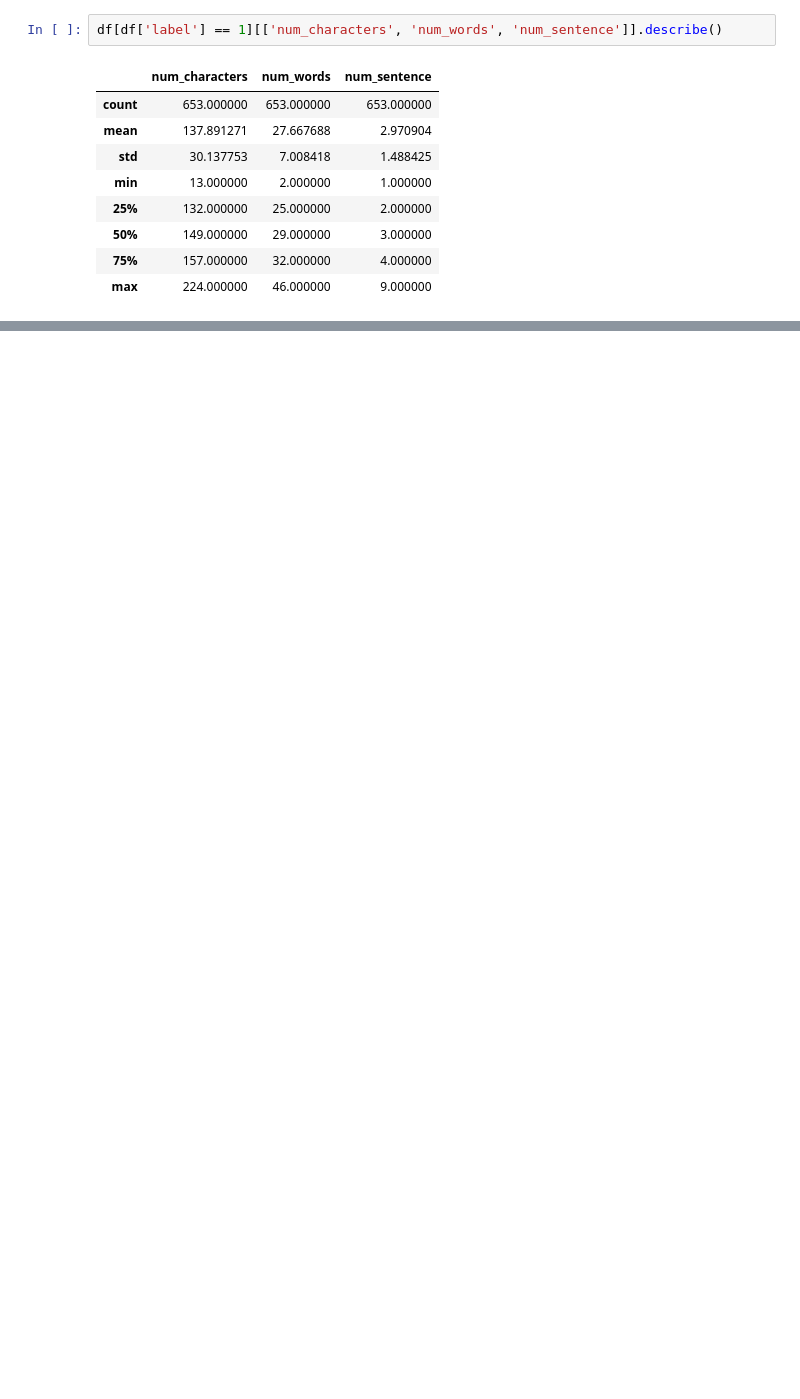
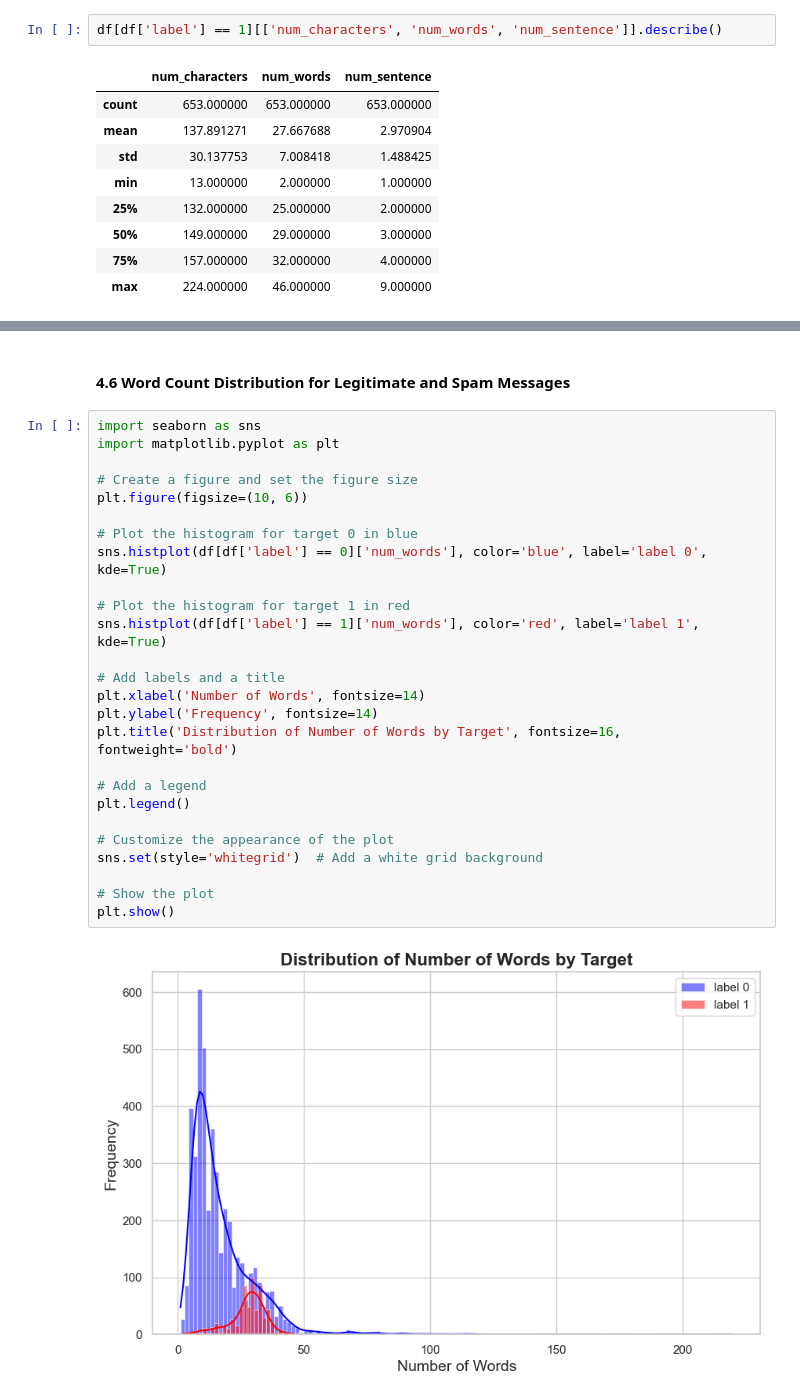
Before and after one commit to Moh-Bxd/Spam-Detection, a Jupyter notebook: EmailSpamDetection.ipynb, the cells around one changed output, grey strips where cells are left out. Cells and saved outputs as stored; diff of their text form; blank space fills up the shorter version.

```diff
--- a/EmailSpamDetection.ipynb
+++ b/EmailSpamDetection.ipynb
@@ -129,0 +160,30 @@ df[df['label'] == 1][['num_characters', 'num_words', 'num_sentence']].describe()
+# %% [markdown]
+#### 4.6 Word Count Distribution for Legitimate and Spam Messages
+# %%
+import seaborn as sns
+import matplotlib.pyplot as plt
+
+# Create a figure and set the figure size
+plt.figure(figsize=(10, 6))
+
+# Plot the histogram for target 0 in blue
+sns.histplot(df[df['label'] == 0]['num_words'], color='blue', label='label 0', kde=True)
+
+# Plot the histogram for target 1 in red
+sns.histplot(df[df['label'] == 1]['num_words'], color='red', label='label 1', kde=True)
+
+# Add labels and a title
+plt.xlabel('Number of Words', fontsize=14)
+plt.ylabel('Frequency', fontsize=14)
+plt.title('Distribution of Number of Words by Target', fontsize=16, fontweight='bold')
+
+# Add a legend
+plt.legend()
+
+# Customize the appearance of the plot
+sns.set(style='whitegrid')  # Add a white grid background
+
+# Show the plot
+plt.show()
+# %% [output]
+[figure, added]
```
Also changed, not shown: parts of 38 cells of this notebook.
